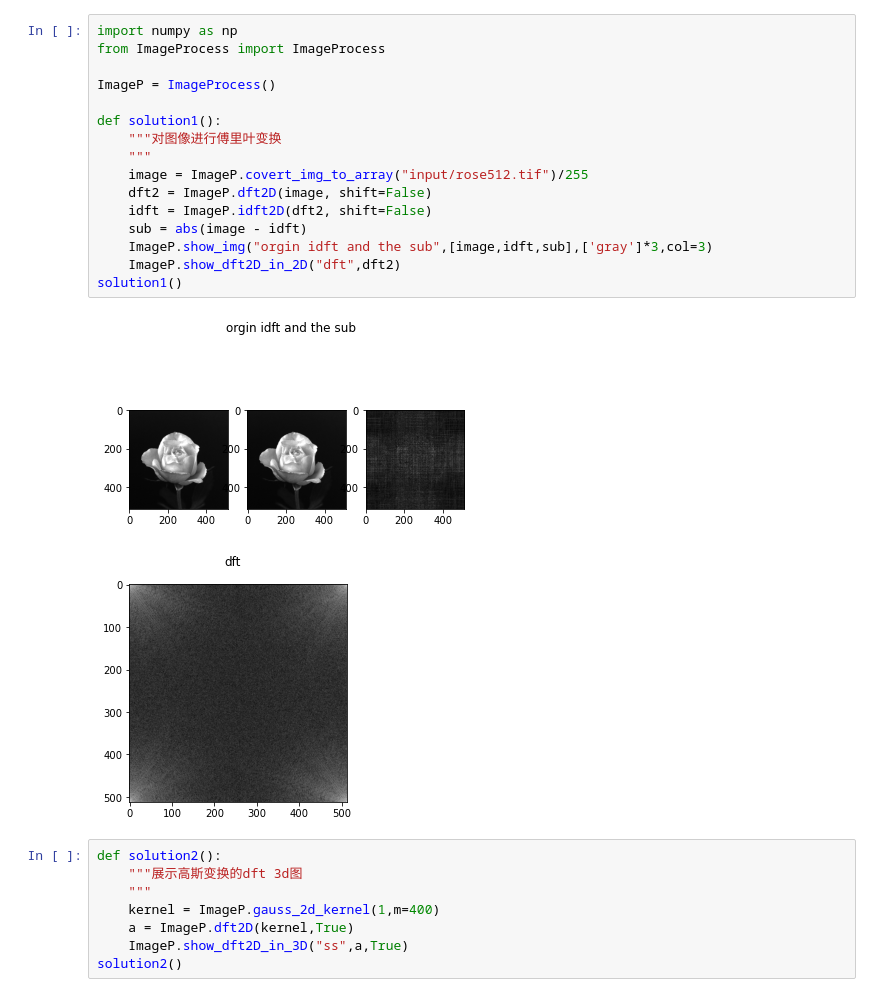
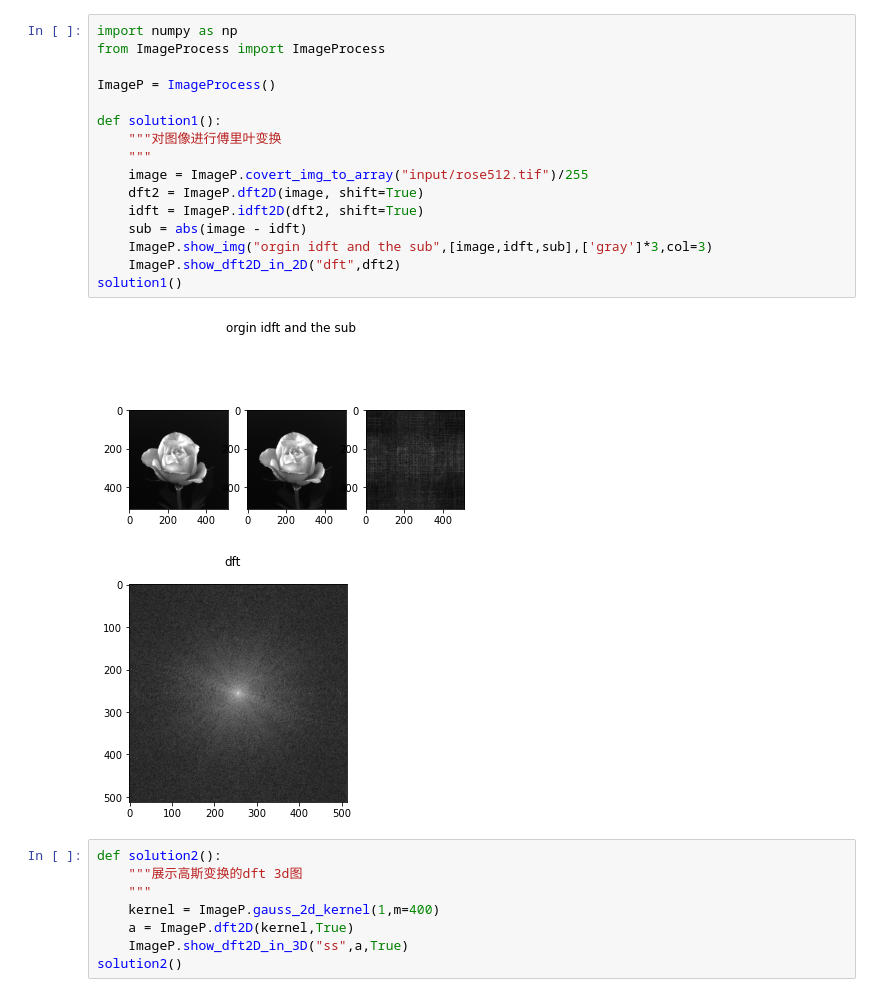
Before and after one commit to xiaohuiduan/image_process, a Jupyter notebook: work_2.ipynb, the cells around one changed output. Drawn from its saved outputs; the diff is of its cells as text.

```diff
--- a/work_2.ipynb
+++ b/work_2.ipynb
@@ -1,22 +1,22 @@
 # %%
 import numpy as np
 from ImageProcess import ImageProcess
 
 ImageP = ImageProcess()
 
 def solution1():
     """对图像进行傅里叶变换
     """
     image = ImageP.covert_img_to_array("input/rose512.tif")/255
-    dft2 = ImageP.dft2D(image, shift=False)
-    idft = ImageP.idft2D(dft2, shift=False)
+    dft2 = ImageP.dft2D(image, shift=True)
+    idft = ImageP.idft2D(dft2, shift=True)
     sub = abs(image - idft)
     ImageP.show_img("orgin idft and the sub",[image,idft,sub],['gray']*3,col=3)
     ImageP.show_dft2D_in_2D("dft",dft2)
 solution1()
 # %% [output]
 [figure]
-[figure, old version]
+[figure, new version]
 # %%
 def solution2():
     """展示高斯变换的dft 3d图
```
Also changed, not shown: parts of 1 cell of this notebook.
